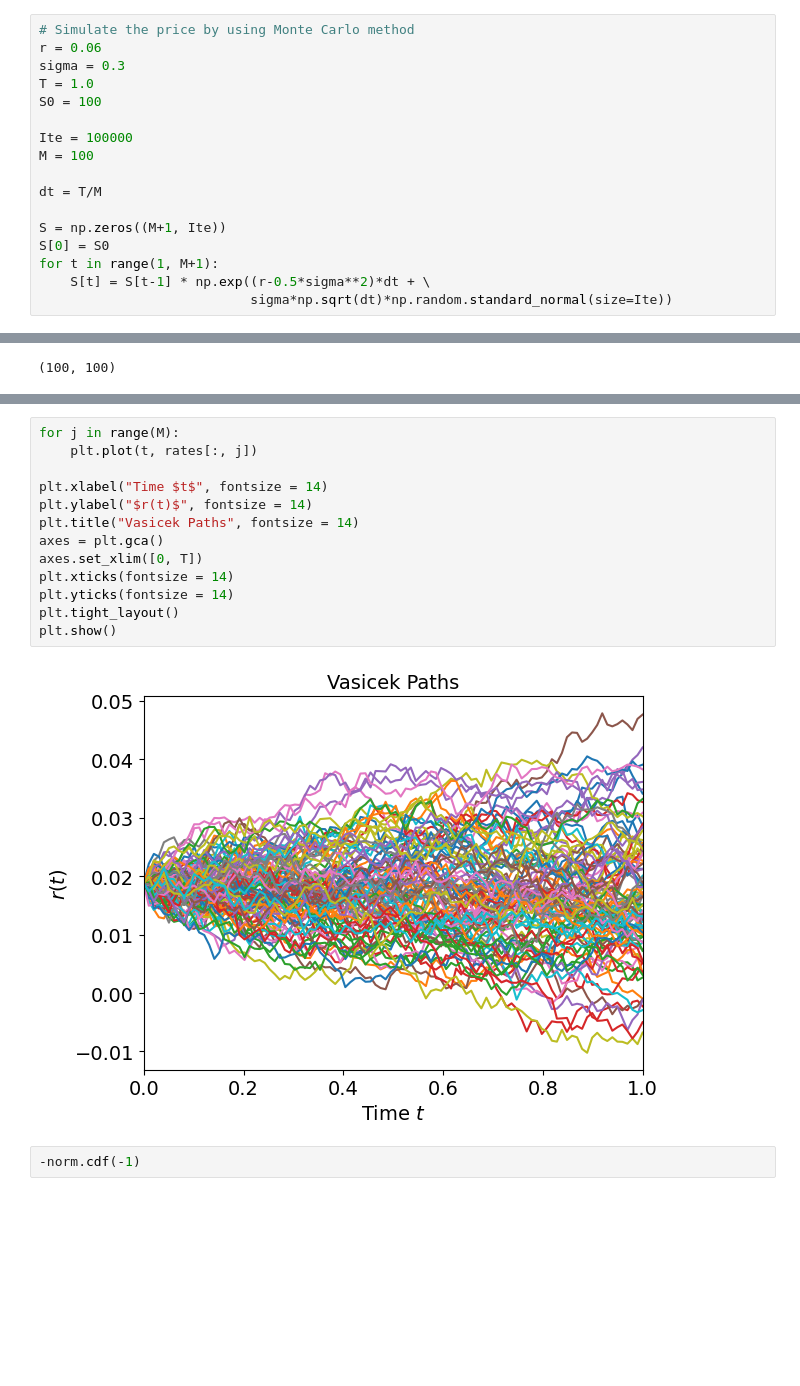
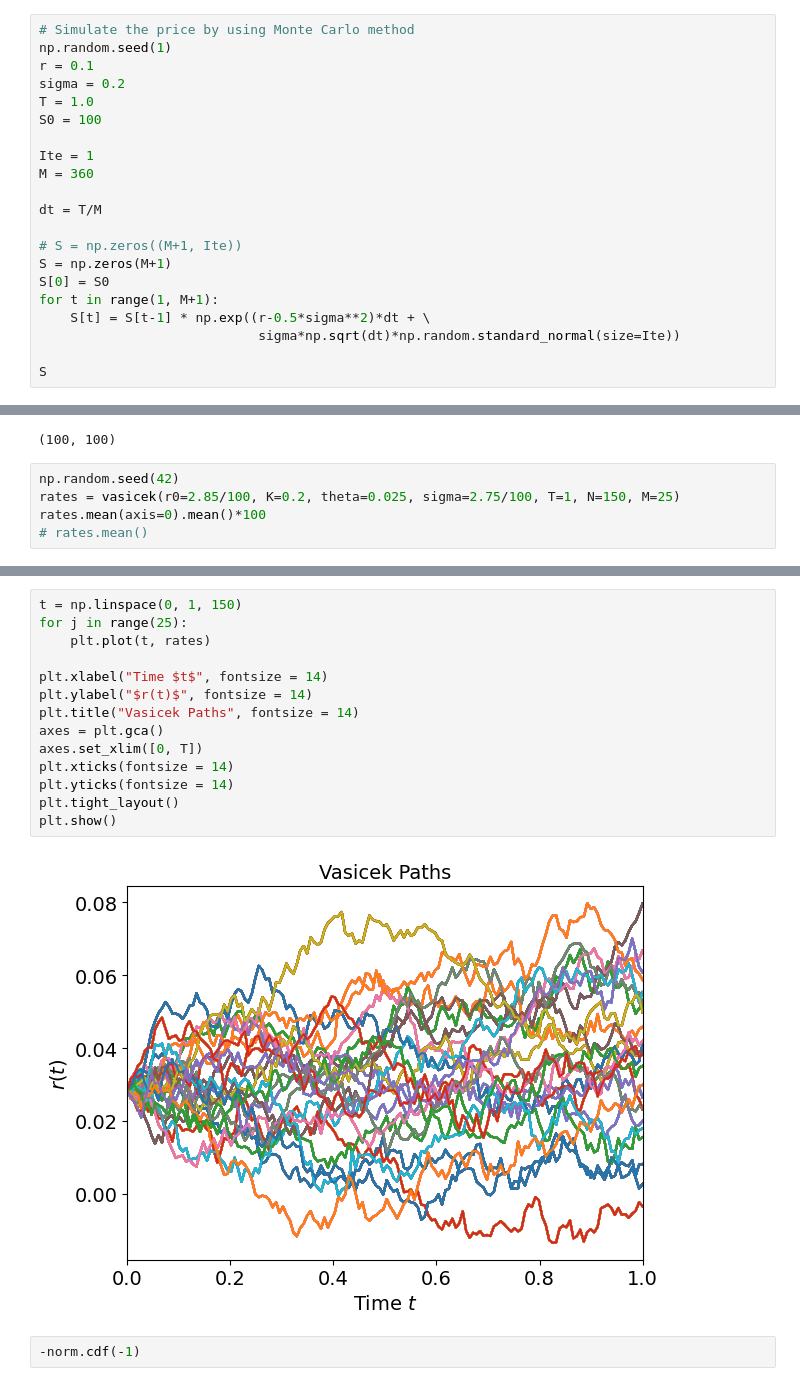
Before and after one commit to Huynh-Tr/MScFE-4, a Jupyter notebook: Derivative Pricing.ipynb, the cells around one changed output, grey strips where cells are left out. Saved outputs shown, nothing was run; the diff lists cells and outputs as text; blank space fills up the shorter version.

```diff
--- a/Derivative Pricing.ipynb
+++ b/Derivative Pricing.ipynb
@@ -1330,18 +1330,22 @@ def GBM(S0, mu, sigma, N):
     X = np.random.randn(loc=mu, scale=sigma, sizes=N)
 # %%
 # Simulate the price by using Monte Carlo method
-r = 0.06
-sigma = 0.3
+np.random.seed(1)
+r = 0.1
+sigma = 0.2
 T = 1.0
 S0 = 100
 
-Ite = 100000
-M = 100
+Ite = 1
+M = 360
 
 dt = T/M
 
-S = np.zeros((M+1, Ite))
+# S = np.zeros((M+1, Ite))
+S = np.zeros(M+1)
 S[0] = S0
 for t in range(1, M+1):
     S[t] = S[t-1] * np.exp((r-0.5*sigma**2)*dt + \
-                           sigma*np.sqrt(dt)*np.random.standard_normal(size=Ite))
+                            sigma*np.sqrt(dt)*np.random.standard_normal(size=Ite))
+
+S
@@ -1474,3 +1507,8 @@ rates = vasicek(r0, K, theta, sigma, T, N, M)
 rates.shape
 # %% [output]
 (100, 100)
+# %%
+np.random.seed(42)
+rates = vasicek(r0=2.85/100, K=0.2, theta=0.025, sigma=2.75/100, T=1, N=150, M=25)
+rates.mean(axis=0).mean()*100
+# rates.mean()
@@ -1477,18 +1517,19 @@ rates.shape
 # %%
-for j in range(M):
-    plt.plot(t, rates[:, j])
+t = np.linspace(0, 1, 150)
+for j in range(25):
+    plt.plot(t, rates)
 
 plt.xlabel("Time $t$", fontsize = 14)
 plt.ylabel("$r(t)$", fontsize = 14)
 plt.title("Vasicek Paths", fontsize = 14)
 axes = plt.gca()
 axes.set_xlim([0, T])
 plt.xticks(fontsize = 14)
 plt.yticks(fontsize = 14)
 plt.tight_layout()
 plt.show()
 # %% [output]
-[figure, old version]
+[figure, new version]
 # %%
 -norm.cdf(-1)
 # %% [output]
```
Also changed, not shown: parts of 16 cells of this notebook.
